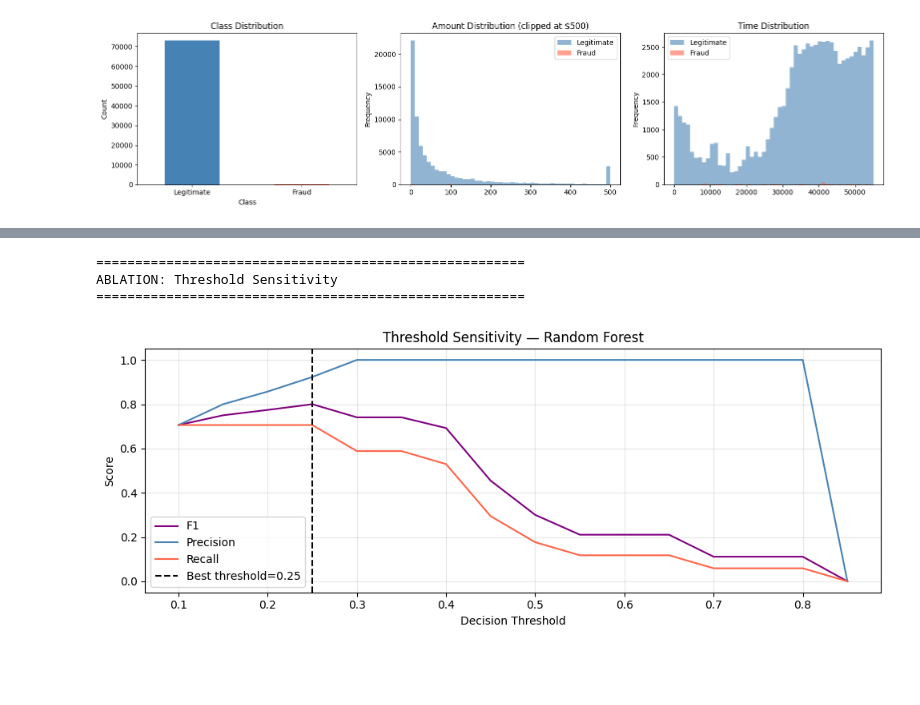
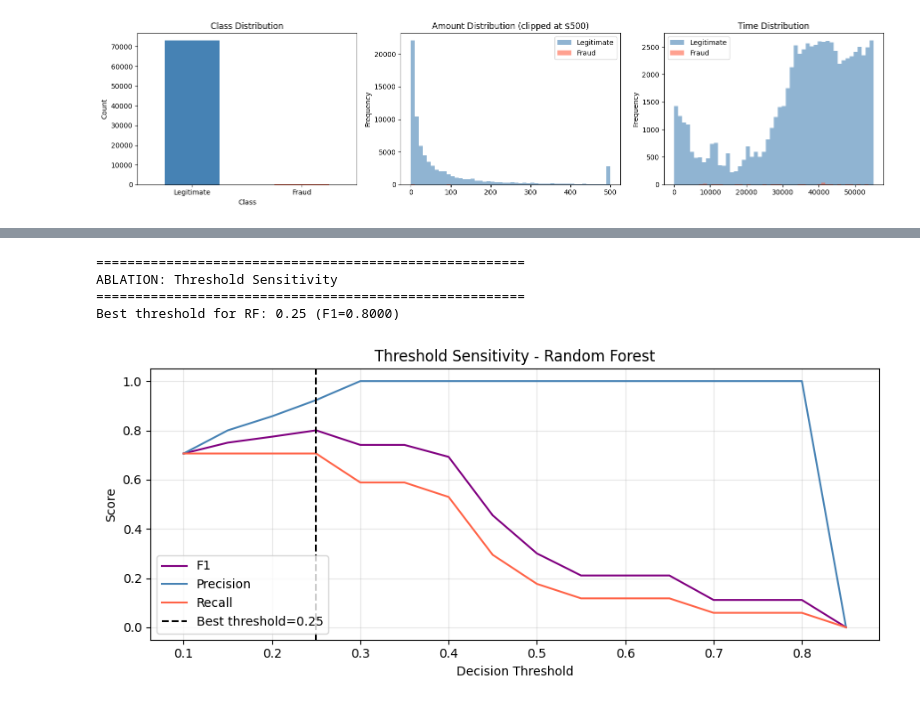
Before and after one commit to unclesam243/Project_ML, a Jupyter notebook: Project_milestone2.ipynb, the cells around one changed output, grey strips where cells are left out. Cells and saved outputs as stored; diff of their text form; code cells hidden in the pictures; blank space fills up the shorter version.

```diff
--- a/Project_milestone2.ipynb
+++ b/Project_milestone2.ipynb
@@ -44,20 +53,16 @@ SEEDS = [42, 123, 256, 789, 1024]  # 5 seeds for mean ± std reporting
 # from google.colab import files
 # uploaded = files.upload()  # Upload creditcard.csv when prompted
 
-df = pd.read_csv('/workspaces/Project_ML/creditcard.csv')
+df = pd.read_csv('/content/drive/MyDrive/creditcard.csv')
 
-# Verify dataset
+# Verify dataset- Just printing what we have to make sure it loaded correctly
 print(f"Dataset shape:   {df.shape}")
-print(f"Transactions:    {df.shape[0]:,}  (expected 284,807)") # Going off the description in the documentation for expected
-print(f"Columns:         {df.shape[1]}     (expected 31)")
+print(f"Transactions:    {df.shape[0]:,}  (expected 284,807)") # going of the description in Kaggle
+print(f"Columns:         {df.shape[1]}    (expected 31)")
 print(f"Fraud cases:     {df['Class'].sum()} (expected 492)")
 print(f"Fraud rate:      {df['Class'].mean()*100:.4f}% (expected 0.172%)")
 print(f"Missing values:  {df.isnull().sum().sum()} (expected 0)")
-print(f"\nColumns found: {list(df.columns)}")
-print(f"\nTime range:  {df['Time'].min():.0f}s – {df['Time'].max():.0f}s")
-print(f"Amount range: ${df['Amount'].min():.2f} – ${df['Amount'].max():.2f}")
-print(f"Amount median: ${df['Amount'].median():.2f}")
-print(f"Amount skew:   {df['Amount'].skew():.2f}")
+print(f"\nColumns: {list(df.columns)}")
 
 # Verify V1-V28 are already PCA-transformed (should be ~zero mean)
 v_means = df[[f'V{i}' for i in range(1,29)]].mean()
@@ -523,35 +558,39 @@ ABLATION: MLP Depth (1 vs 2 vs 3 hidden layers)
 # %%
 # ============================================================
 # STEP 10 — ABLATION: Threshold Sensitivity
 # ============================================================
 print("\n" + "="*55)
 print("ABLATION: Threshold Sensitivity")
 print("="*55)
 
-thresholds = np.arange(0.1, 0.9, 0.05)
-# Use RF probs for threshold analysis (stable, deterministic)
-thresh_f1s = [f1_score(y_temp_test, (rf_probs_test>=t).astype(int)) for t in thresholds]
-thresh_prec = [precision_score(y_temp_test, (rf_probs_test>=t).astype(int), zero_division=0) for t in thresholds]
-thresh_rec  = [recall_score(y_temp_test, (rf_probs_test>=t).astype(int)) for t in thresholds]
+ # Showing how precision/recall trade off as we move the threshold
+# The default 0.5 is almost never optimal for imbalanced data
+thresholds  = np.arange(0.1, 0.9, 0.05)
+t_f1s  = [f1_score(y_test, (rf_probs_test>=t).astype(int)) for t in thresholds]
+t_prec = [precision_score(y_test, (rf_probs_test>=t).astype(int), zero_division=0) for t in thresholds]
+t_rec  = [recall_score(y_test, (rf_probs_test>=t).astype(int)) for t in thresholds]
 
-plt.figure(figsize=(10, 4))
-plt.plot(thresholds, thresh_f1s,  label='F1',        color='purple')
-plt.plot(thresholds, thresh_prec, label='Precision',  color='steelblue')
-plt.plot(thresholds, thresh_rec,  label='Recall',     color='tomato')
-plt.axvline(thresholds[np.argmax(thresh_f1s)], color='black', linestyle='--',
-            label=f'Best threshold={thresholds[np.argmax(thresh_f1s)]:.2f}')
+best_t = thresholds[np.argmax(t_f1s)]
+print(f"Best threshold for RF: {best_t:.2f} (F1={max(t_f1s):.4f})")
+
+plt.figure(figsize=(9, 4))
+plt.plot(thresholds, t_f1s,  label='F1',       color='purple')
+plt.plot(thresholds, t_prec, label='Precision', color='steelblue')
+plt.plot(thresholds, t_rec,  label='Recall',    color='tomato')
+plt.axvline(best_t, color='black', linestyle='--', label=f'Best threshold={best_t:.2f}')
 plt.xlabel('Decision Threshold')
 plt.ylabel('Score')
-plt.title('Threshold Sensitivity — Random Forest')
+plt.title('Threshold Sensitivity - Random Forest')
 plt.legend()
 plt.grid(alpha=0.3)
 plt.tight_layout()
 plt.savefig('threshold_sensitivity.png', dpi=150)
 plt.show()
 # %% [output]
 =======================================================
 ABLATION: Threshold Sensitivity
 =======================================================
+Best threshold for RF: 0.25 (F1=0.8000)
-[figure, old version]
+[figure, new version]
 # %%
 # ============================================================
```
Also changed, not shown: parts of 16 cells of this notebook.
